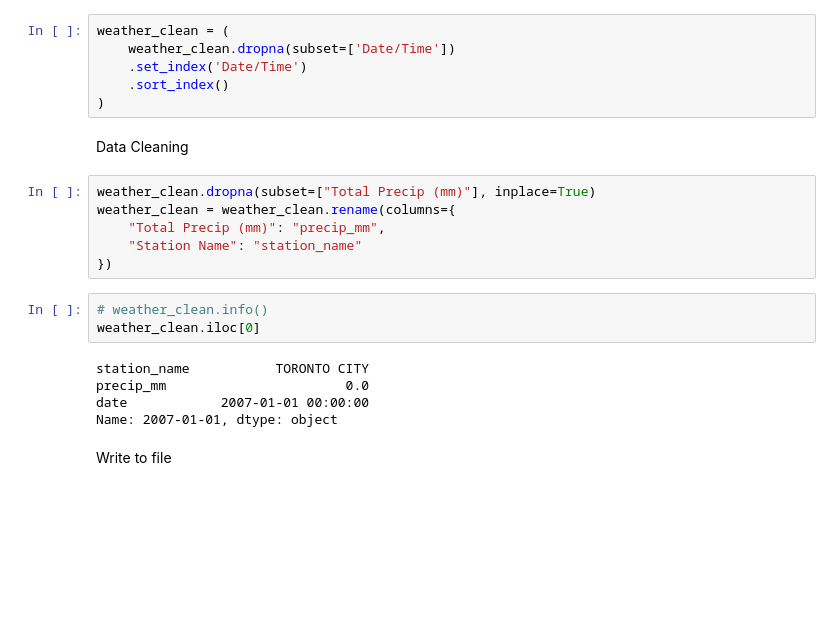
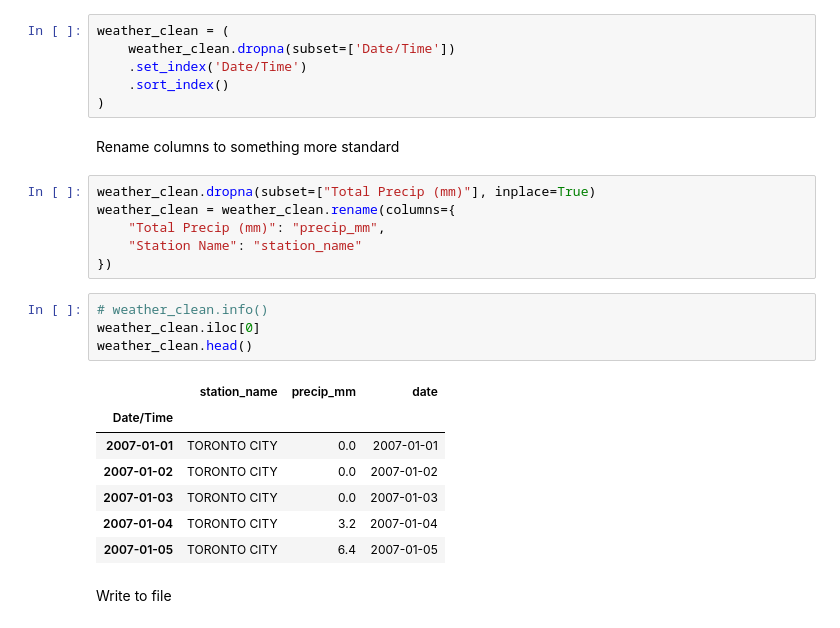
Before and after one commit to M4nd0C4lrissian/water_safety, a Jupyter notebook: notebooks/weather_data_cleaning.ipynb, the cells around one changed output. Drawn from its saved outputs; the diff is of its cells as text; blank space fills up the shorter version.

```diff
--- a/notebooks/weather_data_cleaning.ipynb
+++ b/notebooks/weather_data_cleaning.ipynb
@@ -63,8 +63,8 @@ weather_clean = (
     .set_index('Date/Time')
     .sort_index()
 )
-# %% [markdown]
-Data Cleaning
+# %% [markdown]
+Rename columns to something more standard
 # %%
 weather_clean.dropna(subset=["Total Precip (mm)"], inplace=True)
 weather_clean = weather_clean.rename(columns={
@@ -74,11 +74,15 @@ weather_clean = weather_clean.rename(columns={
 # %%
 # weather_clean.info()
 weather_clean.iloc[0]
+weather_clean.head()
 # %% [output]
-station_name           TORONTO CITY
-precip_mm                       0.0
-date            2007-01-01 00:00:00
-Name: 2007-01-01, dtype: object
+|  | station_name | precip_mm | date |
+| Date/Time |  |  |  |
+| 2007-01-01 | TORONTO CITY | 0.0 | 2007-01-01 |
+| 2007-01-02 | TORONTO CITY | 0.0 | 2007-01-02 |
+| 2007-01-03 | TORONTO CITY | 0.0 | 2007-01-03 |
+| 2007-01-04 | TORONTO CITY | 3.2 | 2007-01-04 |
+| 2007-01-05 | TORONTO CITY | 6.4 | 2007-01-05 |
 # %% [markdown]
 Write to file
 # %%
```
Also changed, not shown: 3 other files.
